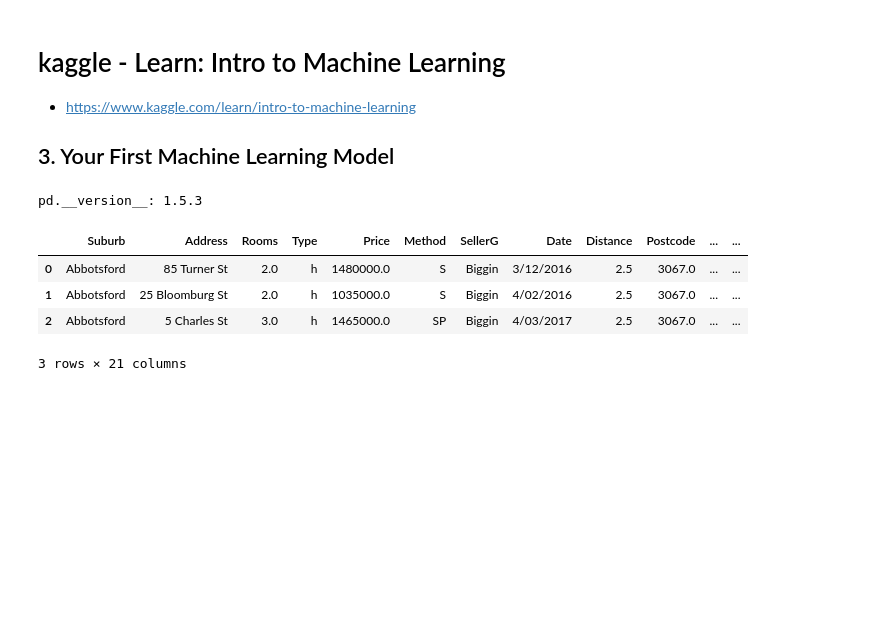
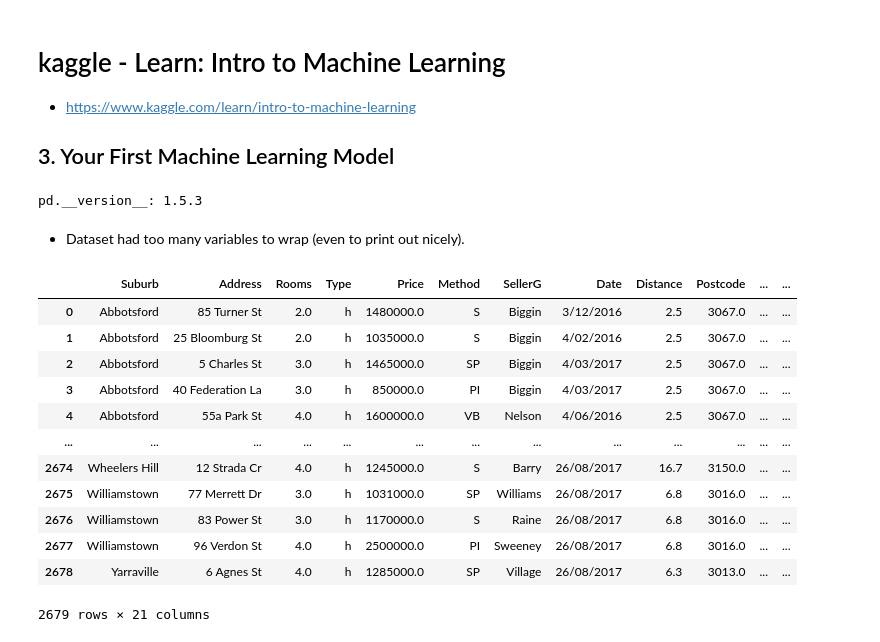
Before and after one commit to jmonti-gh/MachineLearning_Py, a Jupyter notebook: kaggle_ML_3.ipynb, the cells around one changed output. Cells and saved outputs as stored; diff of their text form; code cells hidden in the pictures; blank space fills up the shorter version.

```diff
--- a/kaggle_ML_3.ipynb
+++ b/kaggle_ML_3.ipynb
@@ -7,13 +7,24 @@ import pandas as pd
 print('pd.__version__:', pd.__version__)
 # %% [output]
 pd.__version__: 1.5.3
+# %% [markdown]
+- Dataset had too many variables to wrap (even to print out nicely).
 # %%
 melbourne_df = pd.read_csv('min_melb_data.csv')
-melbourne_df.head(3)
+#melbourne_df.head(3)
+display(melbourne_df)
 #melbourne_df.describe()
 # %% [output]
 |  | Suburb | Address | Rooms | Type | Price | Method | SellerG | Date | Distance | Postcode | ... | ... |
 | 0 | Abbotsford | 85 Turner St | 2.0 | h | 1480000.0 | S | Biggin | 3/12/2016 | 2.5 | 3067.0 | ... | ... |
 | 1 | Abbotsford | 25 Bloomburg St | 2.0 | h | 1035000.0 | S | Biggin | 4/02/2016 | 2.5 | 3067.0 | ... | ... |
 | 2 | Abbotsford | 5 Charles St | 3.0 | h | 1465000.0 | SP | Biggin | 4/03/2017 | 2.5 | 3067.0 | ... | ... |
+| 3 | Abbotsford | 40 Federation La | 3.0 | h | 850000.0 | PI | Biggin | 4/03/2017 | 2.5 | 3067.0 | ... | ... |
+| 4 | Abbotsford | 55a Park St | 4.0 | h | 1600000.0 | VB | Nelson | 4/06/2016 | 2.5 | 3067.0 | ... | ... |
+| ... | ... | ... | ... | ... | ... | ... | ... | ... | ... | ... | ... | ... |
+| 2674 | Wheelers Hill | 12 Strada Cr | 4.0 | h | 1245000.0 | S | Barry | 26/08/2017 | 16.7 | 3150.0 | ... | ... |
+| 2675 | Williamstown | 77 Merrett Dr | 3.0 | h | 1031000.0 | SP | Williams | 26/08/2017 | 6.8 | 3016.0 | ... | ... |
+| 2676 | Williamstown | 83 Power St | 3.0 | h | 1170000.0 | S | Raine | 26/08/2017 | 6.8 | 3016.0 | ... | ... |
+| 2677 | Williamstown | 96 Verdon St | 4.0 | h | 2500000.0 | PI | Sweeney | 26/08/2017 | 6.8 | 3016.0 | ... | ... |
+| 2678 | Yarraville | 6 Agnes St | 4.0 | h | 1285000.0 | SP | Village | 26/08/2017 | 6.3 | 3013.0 | ... | ... |
-3 rows × 21 columns
+2679 rows × 21 columns
```
Also changed, not shown: parts of 15 cells of this notebook, 1 other file.
